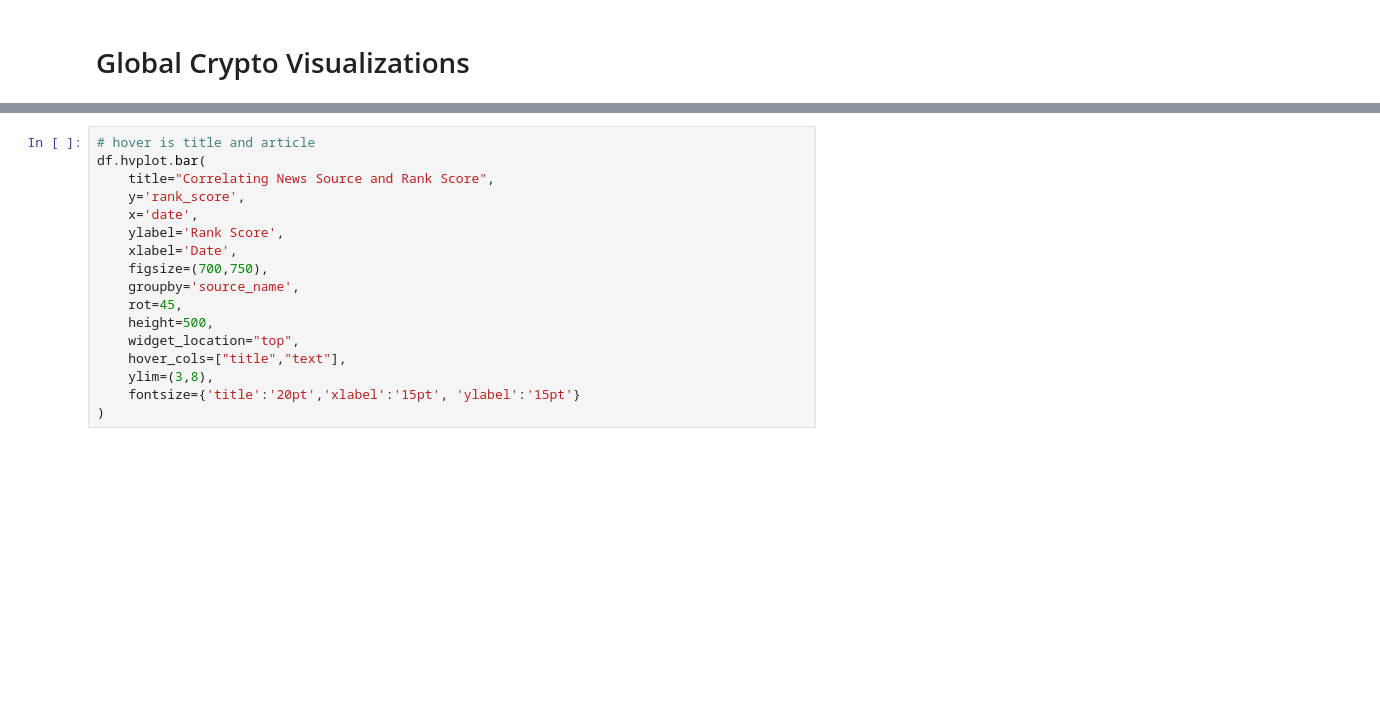
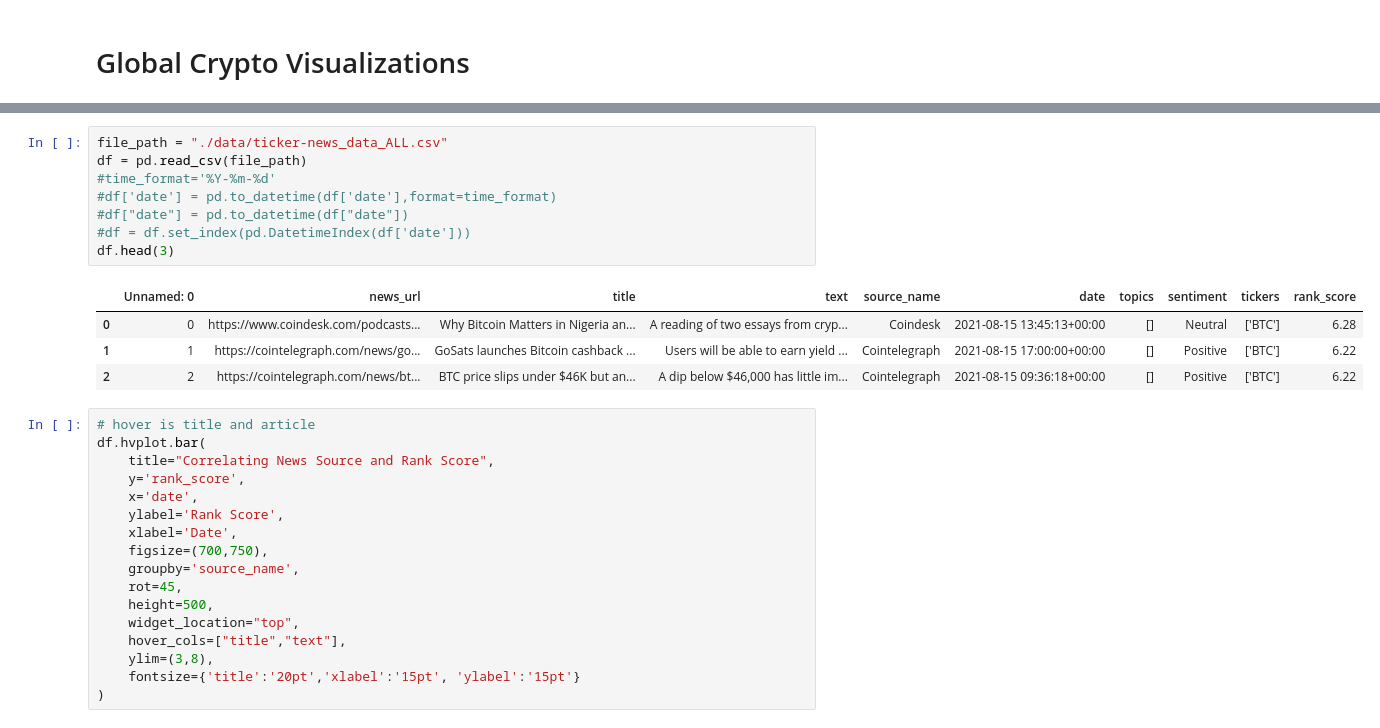
Before and after one commit to jasonjgarcia24/global-crypto-behavior-1, a Jupyter notebook: Visualizations-nansamba.ipynb, the cells around one changed output, grey strips where cells are left out. Saved outputs shown, nothing was run; the diff lists cells and outputs as text; blank space fills up the shorter version.

```diff
--- a/Visualizations-nansamba.ipynb
+++ b/Visualizations-nansamba.ipynb
@@ -94,3 +87,16 @@ df.head(3)
+# %%
+file_path = "./data/ticker-news_data_ALL.csv"
+df = pd.read_csv(file_path)
+#time_format='%Y-%m-%d'
+#df['date'] = pd.to_datetime(df['date'],format=time_format)
+#df["date"] = pd.to_datetime(df["date"])
+#df = df.set_index(pd.DatetimeIndex(df['date']))
+df.head(3)
+# %% [output]
+|  | Unnamed: 0 | news_url | title | text | source_name | date | topics | sentiment | tickers | rank_score |
+| 0 | 0 | https://www.coindesk.com/podcasts... | Why Bitcoin Matters in Nigeria an... | A reading of two essays from cryp... | Coindesk | 2021-08-15 13:45:13+00:00 | [] | Neutral | ['BTC'] | 6.28 |
+| 1 | 1 | https://cointelegraph.com/news/go... | GoSats launches Bitcoin cashback ... | Users will be able to earn yield ... | Cointelegraph | 2021-08-15 17:00:00+00:00 | [] | Positive | ['BTC'] | 6.22 |
+| 2 | 2 | https://cointelegraph.com/news/bt... | BTC price slips under $46K but an... | A dip below $46,000 has little im... | Cointelegraph | 2021-08-15 09:36:18+00:00 | [] | Positive | ['BTC'] | 6.22 |
 # %%
 # hover is title and article
 df.hvplot.bar(
```
Also changed, not shown: parts of 17 cells of this notebook, 3 other files.
